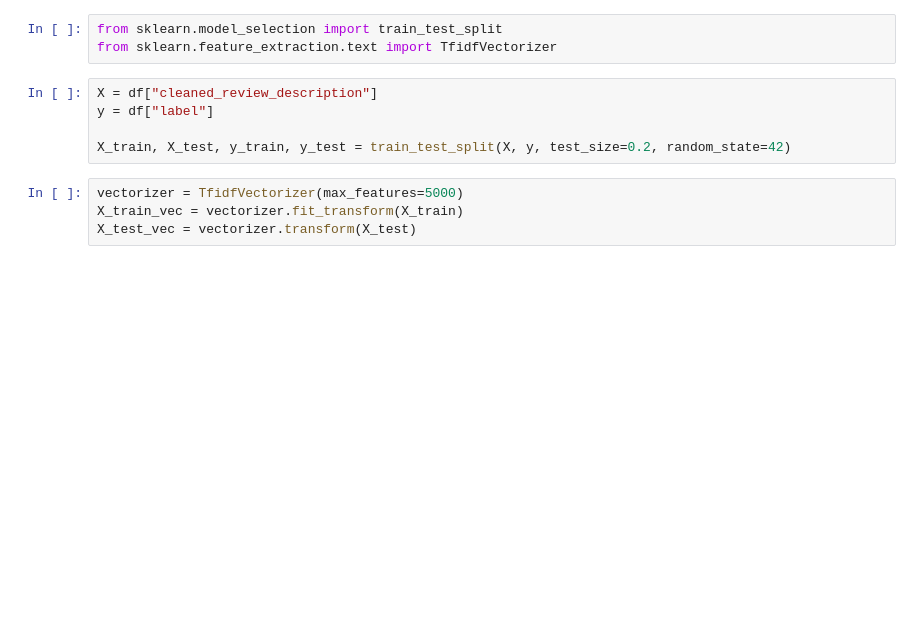
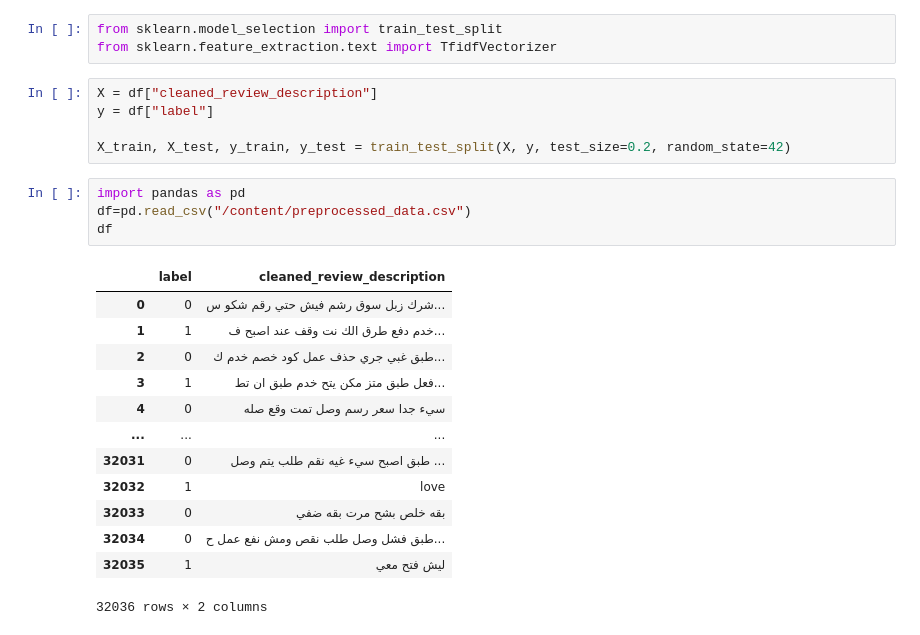
Before and after one commit to YoussefDiaa1/Project-ITI, a Jupyter notebook: Arabic.ipynb, the cells around one changed output. Cells and saved outputs as stored; diff of their text form; blank space fills up the shorter version.

```diff
--- a/Arabic.ipynb
+++ b/Arabic.ipynb
@@ -207,7 +207,21 @@ X = df["cleaned_review_description"]
 y = df["label"]
 
 X_train, X_test, y_train, y_test = train_test_split(X, y, test_size=0.2, random_state=42)
-# %%
-vectorizer = TfidfVectorizer(max_features=5000)
-X_train_vec = vectorizer.fit_transform(X_train)
-X_test_vec = vectorizer.transform(X_test)
+# %%
+import pandas as pd
+df=pd.read_csv("/content/preprocessed_data.csv")
+df
+# %% [output]
+|  | label | cleaned_review_description |
+| 0 | 0 | شرك زبل سوق رشم فيش حتي رقم شكو س... |
+| 1 | 1 | خدم دفع طرق الك نت وقف عند اصبح ف... |
+| 2 | 0 | طبق غبي جري حذف عمل كود خصم خدم ك... |
+| 3 | 1 | فعل طبق متز مكن يتح خدم طبق ان تط... |
+| 4 | 0 | سيء جدا سعر رسم وصل تمت وقع صله |
+| ... | ... | ... |
+| 32031 | 0 | طبق اصبح سيء غيه نقم طلب يتم وصل ... |
+| 32032 | 1 | love |
+| 32033 | 0 | بقه خلص بشح مرت بقه ضفي |
+| 32034 | 0 | طبق فشل وصل طلب نقص ومش نفع عمل ح... |
+| 32035 | 1 | ليش فتح معي |
+32036 rows × 2 columns
```
Also changed, not shown: parts of 4 cells of this notebook.
